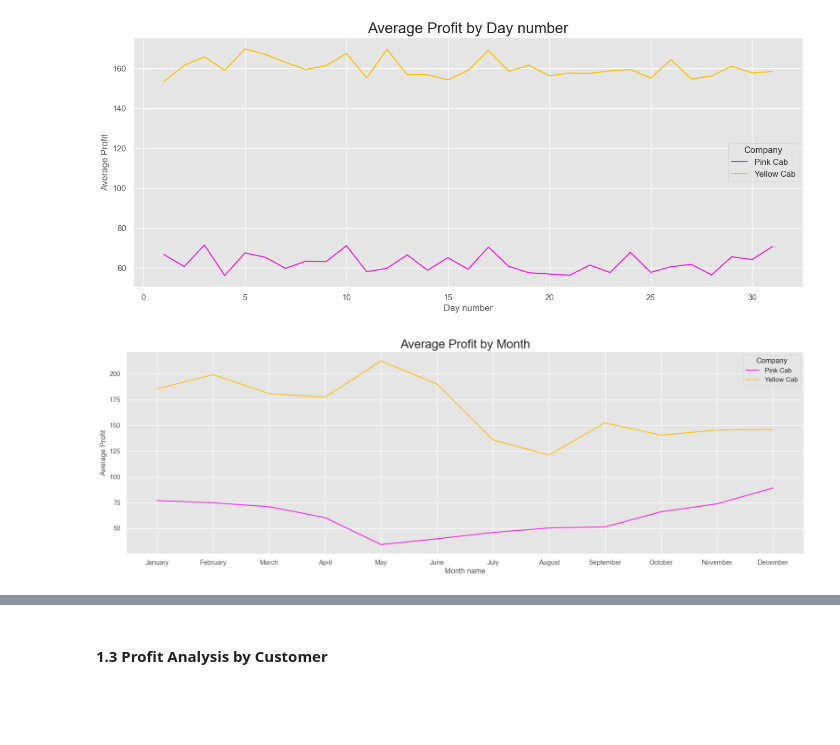
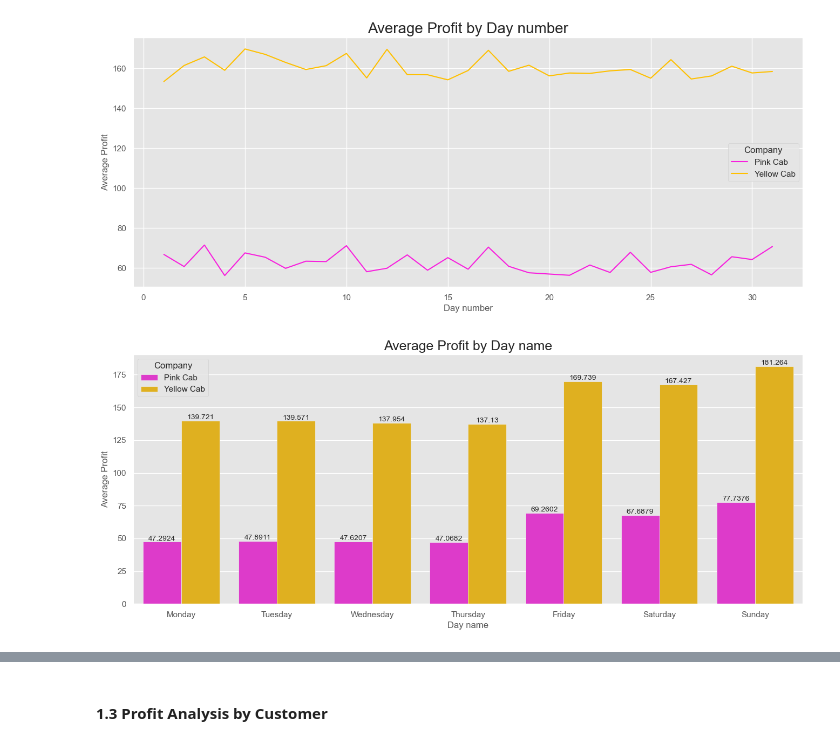
Before and after one commit to yashdoshi247/Data-Glacier-Intern-Projects-Week-2-3, a Jupyter notebook: Cab_EDA+Hypothesis.ipynb, the cells around one changed output, grey strips where cells are left out. Drawn from its saved outputs; the diff is of its cells as text; code cells hidden in the pictures; blank space fills up the shorter version.

```diff
--- a/Cab_EDA+Hypothesis.ipynb
+++ b/Cab_EDA+Hypothesis.ipynb
@@ -363,7 +372,7 @@ merged_df_updated.duplicated().sum()
 #### 3.1 Adding various date columns
 # %%
 #Making a column for year
-merged_df_updated['Year'] = merged_df_updated['Date of Travel'].apply(lambda x: int(x.split("-")[0]))
+merged_df_updated['Year'] = merged_df_updated['Date of Travel'].apply(lambda year: year.split('-')[0])
 merged_df_updated['Year'].value_counts()
 # %% [output]
 2017    128510
@@ -411,11 +420,11 @@ Monday       29737
 Name: Day name, dtype: int64
 # %%
 #Making a column for storing date as mm-yyyy format
-m_y_list = []
+month_year_list = []
 for index, date in enumerate(merged_df_updated['Date of Travel']):
     date_obj = datetime.strptime(str(date),"%Y-%m-%d")
-    m_y_list.append(datetime.strftime(date_obj,'%m-%Y'))
-merged_df_updated['mm-yyyy'] = m_y_list
+    month_year_list.append(datetime.strftime(date_obj,'%m-%Y'))
+merged_df_updated['mm-yyyy'] = month_year_list
 merged_df_updated.head()
 # %% [output]
 |  | Transaction ID | Date of Travel | Company | City | KM Travelled | Price Charged | Cost of Trip | ... |
@@ -519,10 +525,0 @@ merged_df_updated['Profit %'] = (merged_df_updated['Profit']/merged_df_updated['
-# %%
-#Removing State name from City column and adding it to new column
-state_list,city_list=[],[]
-for index, city in enumerate(merged_df_updated['City']):
-    matches = re.findall('^([A-Z ]+) ([A-Z]{2})$',city)
-    city_list.append(matches[0][0])
-    state_list.append(matches[0][1])
-merged_df_updated['City Name'] = city_list
-merged_df_updated['State Name'] = state_list
-merged_df_updated.head()
@@ -592,13 +580,16 @@ plt.savefig(filename)
 # %% [output]
 [figure]
 # %%
-#Profit by month
-plt.figure(figsize=(20, 6))
-sns.lineplot(data=merged_df_updated, x="Month name", y="Profit" , hue="Company", markers=True, palette=colors, ci=None)
-plt.title("Average Profit by Month", size=20)
+#Profit by Day name
+plt.figure(figsize=(16, 6))
+day_order = ['Monday', 'Tuesday', 'Wednesday', 'Thursday', 'Friday', 'Saturday', 'Sunday']
+ax = sns.barplot(data=merged_df_updated, x="Day name", y="Profit" , hue="Company", palette=colors, order=day_order, ci=False)
+for i in ax.containers:
+    ax.bar_label(i,)
+plt.title("Average Profit by Day name", size=18)
 plt.ylabel("Average Profit")
 
 filename = 'G2M_plots/' + plt.gca().get_title().lower().replace(' ', '_') + '.png'
 plt.savefig(filename)
 # %% [output]
-[figure, old version]
+[figure, new version]
```
Also changed, not shown: parts of 44 cells of this notebook.
